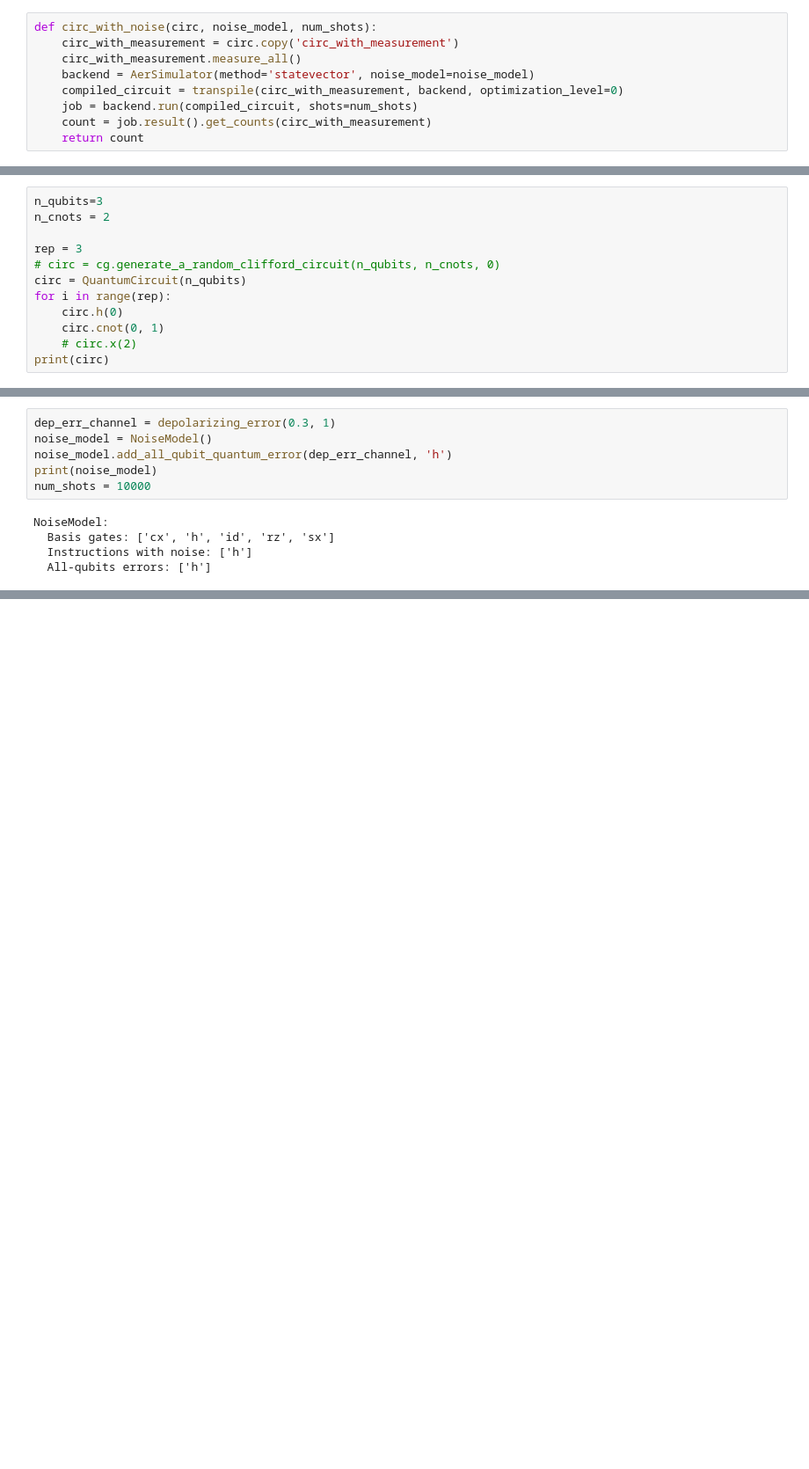
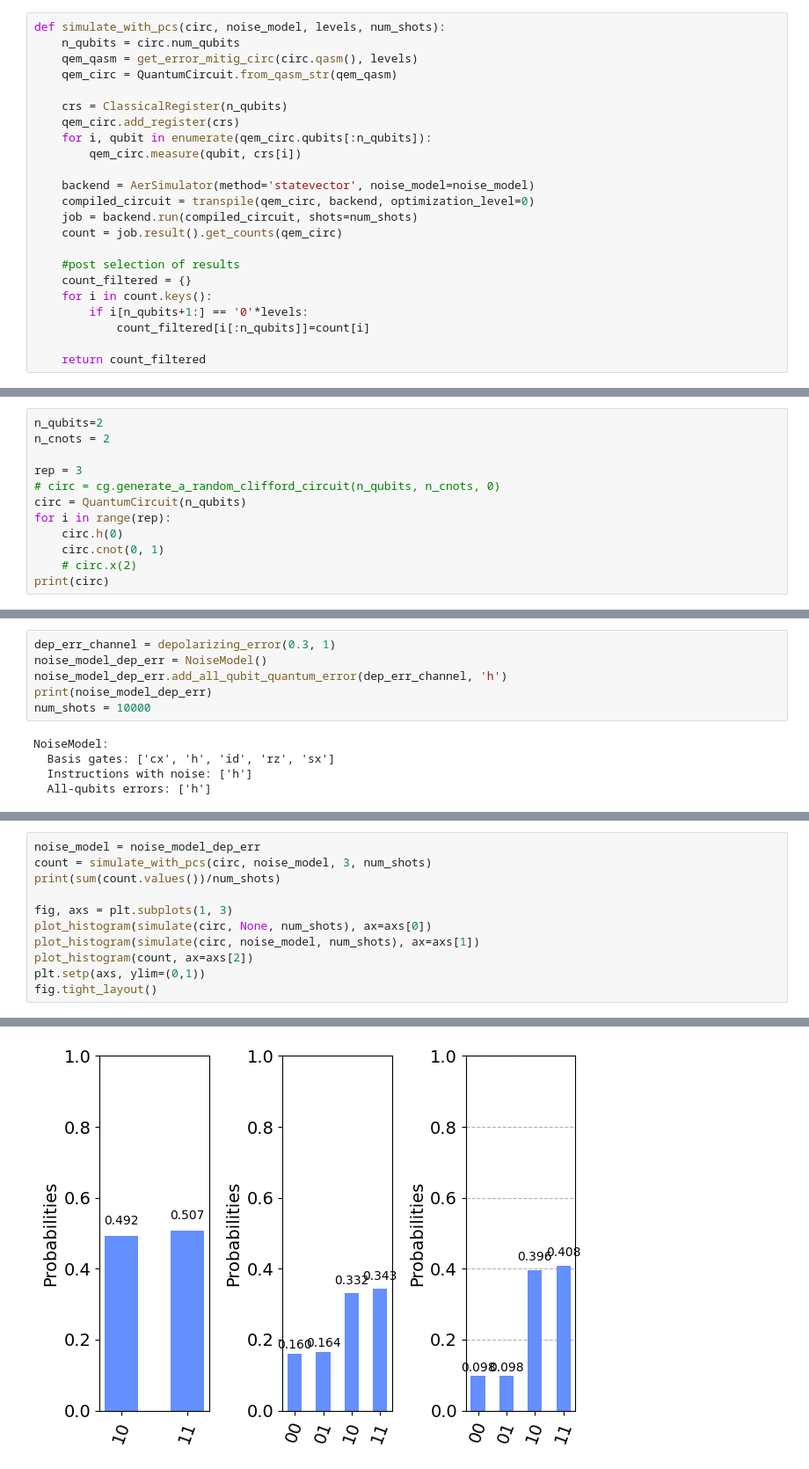
Before and after one commit to rajatchandavar/PCS_noise_mitigation_symmetry, a Jupyter notebook: test_random_cliff_circuit.ipynb, the cells around one changed output, grey strips where cells are left out. Shown at 88% size. Drawn from its saved outputs; the diff is of its cells as text; blank space fills up the shorter version.

Commit message:
PCS not working. Guess: Error applied before Unitary, in contrast to paper

```diff
--- a/test_random_cliff_circuit.ipynb
+++ b/test_random_cliff_circuit.ipynb
@@ -18,11 +19,25 @@ def circ_without_noise(circ, num_shots):
     count = job.result().get_counts(circ_with_measurement)
     return count
 # %%
-def circ_with_noise(circ, noise_model, num_shots):
-    circ_with_measurement = circ.copy('circ_with_measurement')
-    circ_with_measurement.measure_all()
+def simulate_with_pcs(circ, noise_model, levels, num_shots):
+    n_qubits = circ.num_qubits
+    qem_qasm = get_error_mitig_circ(circ.qasm(), levels)
+    qem_circ = QuantumCircuit.from_qasm_str(qem_qasm)
+
+    crs = ClassicalRegister(n_qubits)
+    qem_circ.add_register(crs)
+    for i, qubit in enumerate(qem_circ.qubits[:n_qubits]):
+        qem_circ.measure(qubit, crs[i])
+
     backend = AerSimulator(method='statevector', noise_model=noise_model)
-    compiled_circuit = transpile(circ_with_measurement, backend, optimization_level=0)
+    compiled_circuit = transpile(qem_circ, backend, optimization_level=0)
     job = backend.run(compiled_circuit, shots=num_shots)
-    count = job.result().get_counts(circ_with_measurement)
-    return count
+    count = job.result().get_counts(qem_circ)
+
+    #post selection of results
+    count_filtered = {}
+    for i in count.keys():
+        if i[n_qubits+1:] == '0'*levels:
+            count_filtered[i[:n_qubits]]=count[i]
+
+    return count_filtered
@@ -53,5 +44,5 @@ def circ_with_noise_pcs(circ, noise_model, levels, num_shots):
 # %%
-n_qubits=3
+n_qubits=2
 n_cnots = 2
 
 rep = 3
@@ -72,8 +62,8 @@ q_2: ─────────────────────────
 # %%
 dep_err_channel = depolarizing_error(0.3, 1)
-noise_model = NoiseModel()
-noise_model.add_all_qubit_quantum_error(dep_err_channel, 'h')
-print(noise_model)
+noise_model_dep_err = NoiseModel()
+noise_model_dep_err.add_all_qubit_quantum_error(dep_err_channel, 'h')
+print(noise_model_dep_err)
 num_shots = 10000
 # %% [output]
 NoiseModel:
@@ -115,0 +73,12 @@ done
+# %%
+noise_model = noise_model_dep_err
+count = simulate_with_pcs(circ, noise_model, 3, num_shots)
+print(sum(count.values())/num_shots)
+
+fig, axs = plt.subplots(1, 3)
+plot_histogram(simulate(circ, None, num_shots), ax=axs[0])
+plot_histogram(simulate(circ, noise_model, num_shots), ax=axs[1])
+plot_histogram(count, ax=axs[2])
+plt.setp(axs, ylim=(0,1))
+fig.tight_layout()
+# %% [output]
@@ -115,0 +102 @@ done
+[figure, added]
```
Also changed, not shown: parts of 15 cells of this notebook.
